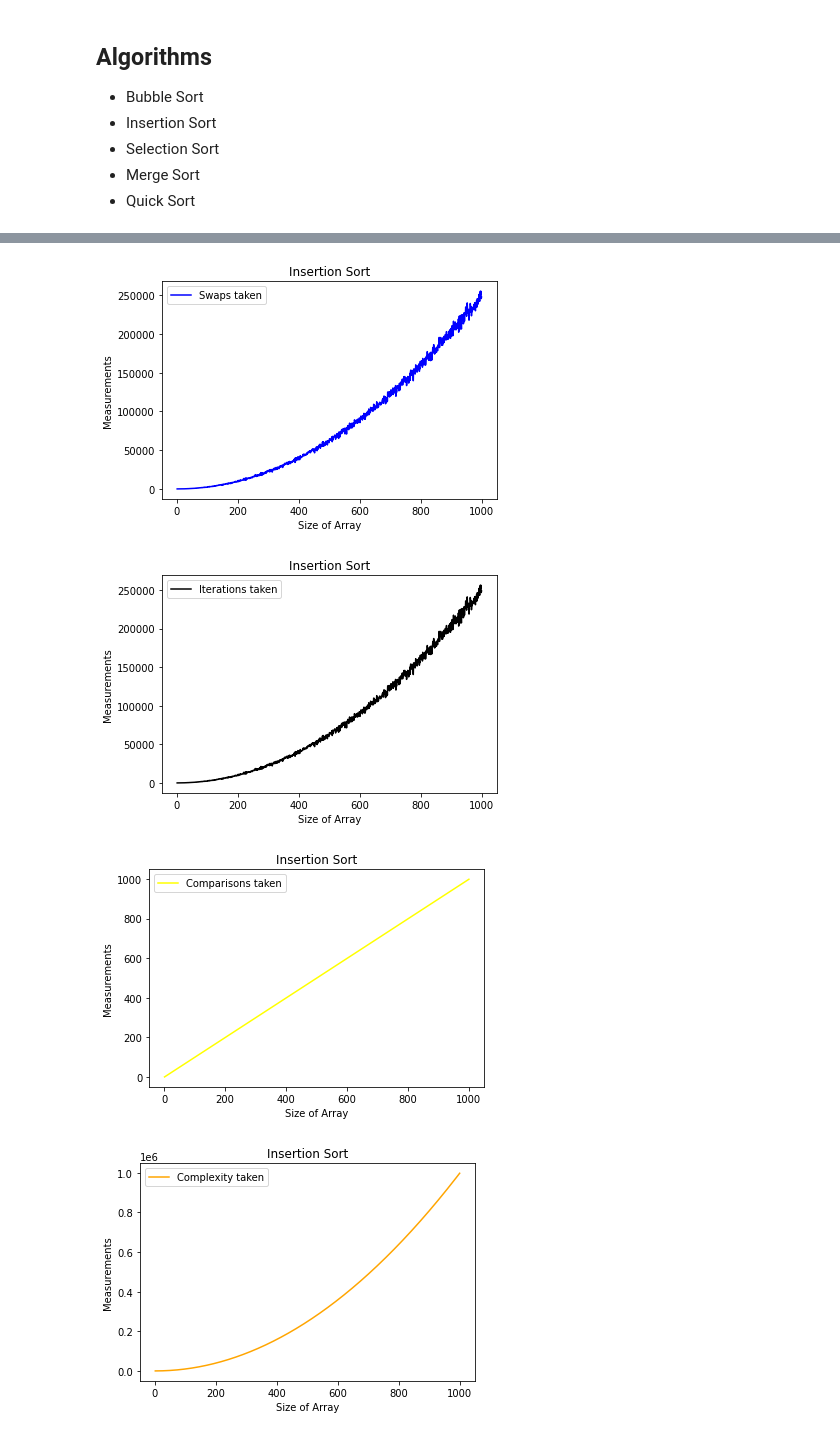
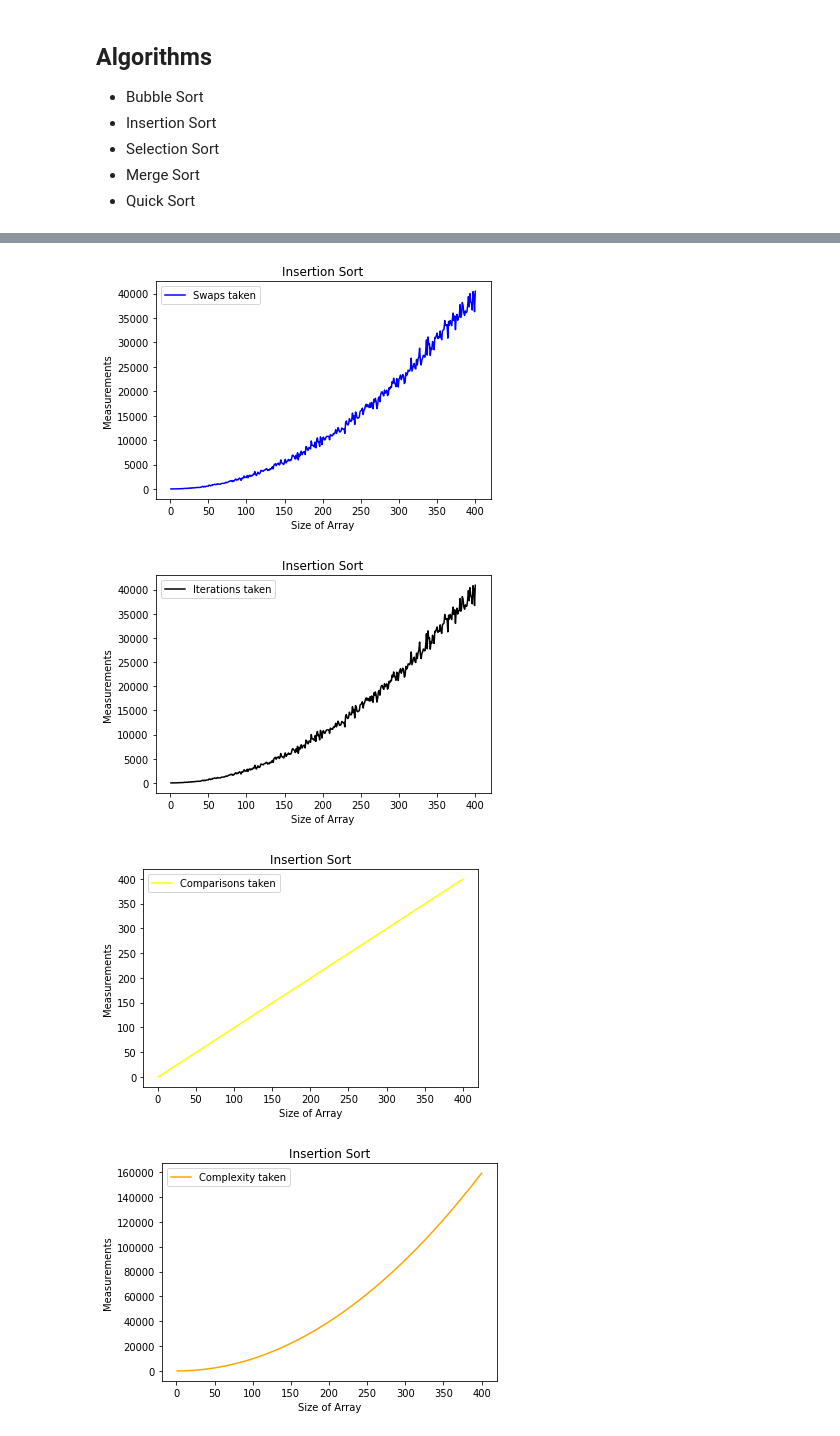
Before and after one commit to codizt/SortingAlgos, a Jupyter notebook: sorting_algorithms.ipynb, the cells around one changed output, grey strips where cells are left out. Saved outputs shown, nothing was run; the diff lists cells and outputs as text; code cells hidden in the pictures.

```diff
--- a/sorting_algorithms.ipynb
+++ b/sorting_algorithms.ipynb
@@ -30,7 +30,7 @@ def genShuffledArrays(n):
 
     return suffledArrayCollection
 
-shuffledArrayCollection = genShuffledArrays(1000) # Array of shuffled arrays from size 1 - 100
+shuffledArrayCollection = genShuffledArrays(400) # Array of shuffled arrays from size 1 - 100
 # %%
 def timePlotter(title, times_taken):
   n = np.array(range(1,len(times_taken)+1))
@@ -350,5 +362,11 @@ def insertionSortWrappper():
     return times_taken, mems_taken, swaps_taken, iterations_taken, comparisons_taken, complexity
 # %%
 insertionSortResult = insertionSortWrappper()
+insertionSortTimes = insertionSortResult[0]
+insertionSortMems = insertionSortResult[1]
+insertionSortSwaps = insertionSortResult[2]
+insertionSortIterations = insertionSortResult[3]
+insertionSortComparisons = insertionSortResult[4]
+insertionSortComplexity = insertionSortResult[5]
 plotter("Insertion Sort", insertionSortResult[0], insertionSortResult[1], insertionSortResult[2], insertionSortResult[3], insertionSortResult[4], insertionSortResult[5])
 # %% [output]
@@ -364,5 +382,5 @@ Comparisons:  15
-[figure, old version]
+[figure, new version]
-[figure, old version]
+[figure, new version]
-[figure, old version]
+[figure, new version]
-[figure, old version]
+[figure, new version]
 # %%
```
Also changed, not shown: parts of 6 cells of this notebook, 1 other file.
